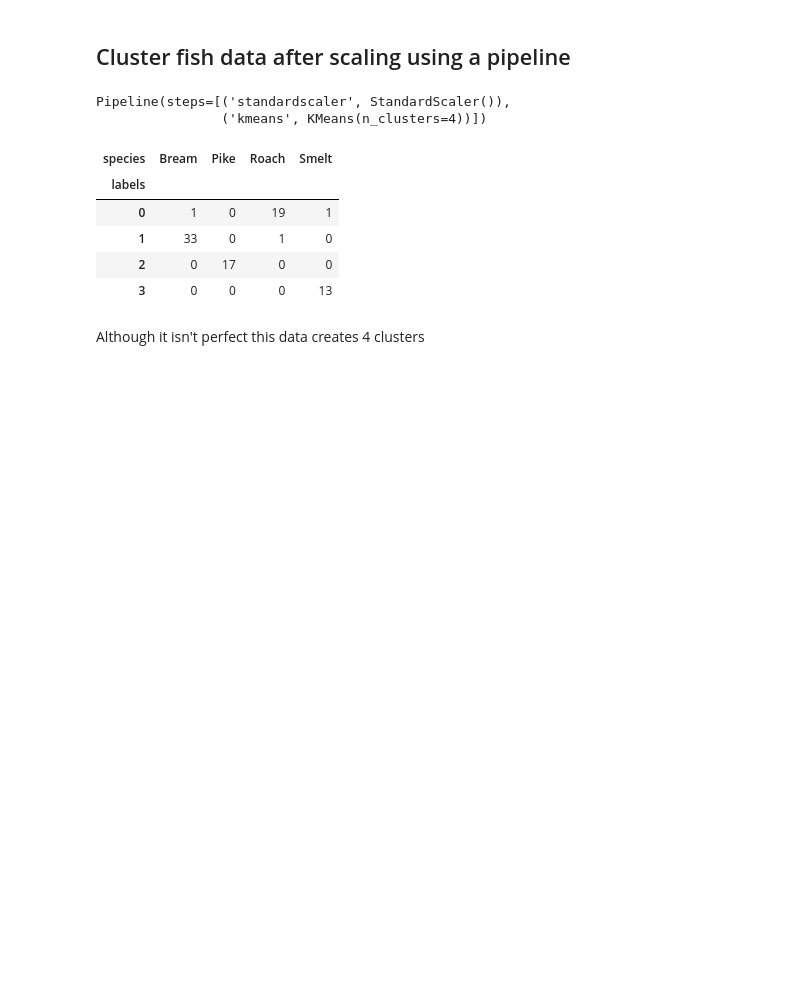
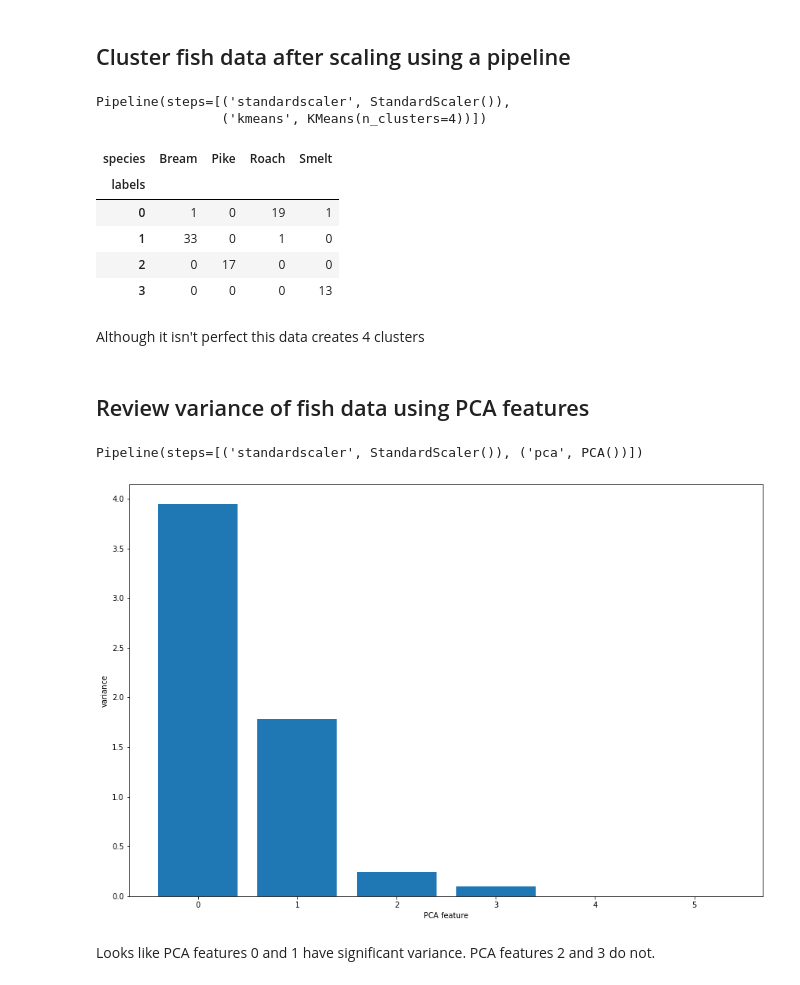
Before and after one commit to kipmadden/Unsupervised-Learning-with-scikit-learn, a Jupyter notebook: Fish measurements.ipynb, the cells around one changed output. Cells and saved outputs as stored; diff of their text form; code cells hidden in the pictures; blank space fills up the shorter version.

Commit message:
Added PCA analysis to 'grain' and 'fish measurements' notebooks

```diff
--- a/Fish measurements.ipynb
+++ b/Fish measurements.ipynb
@@ -76,3 +76,5 @@ ct
 | 3 | 0 | 0 | 0 | 13 |
 # %% [markdown]
 Although it isn't perfect this data creates 4 clusters
+# %% [markdown]
+##  Review variance of fish data using PCA features
@@ -78,0 +87,27 @@ Although it isn't perfect this data creates 4 clusters
+# %%
+# Create scaler: scaler
+scaler = StandardScaler()
+
+# Create a PCA instance: pca
+pca = PCA()
+
+# Create pipeline: pipeline
+pipeline = make_pipeline(scaler, pca)
+# %%
+# Fit the pipeline to 'samples'
+pipeline.fit(samples)
+# %% [output]
+Pipeline(steps=[('standardscaler', StandardScaler()), ('pca', PCA())])
+# %%
+# Plot the explained variances
+features = range(pca.n_components_)
+fig, ax = plt.subplots(figsize=(15,10))
+plt.bar(features, pca.explained_variance_)
+plt.xlabel('PCA feature')
+plt.ylabel('variance')
+plt.xticks(features)
+plt.show()
+# %% [output]
+[figure, added]
+# %% [markdown]
+Looks like PCA features 0 and 1 have significant variance. PCA features 2 and 3 do not.
```
Also changed, not shown: parts of 1 cell of this notebook, 2 other files.
